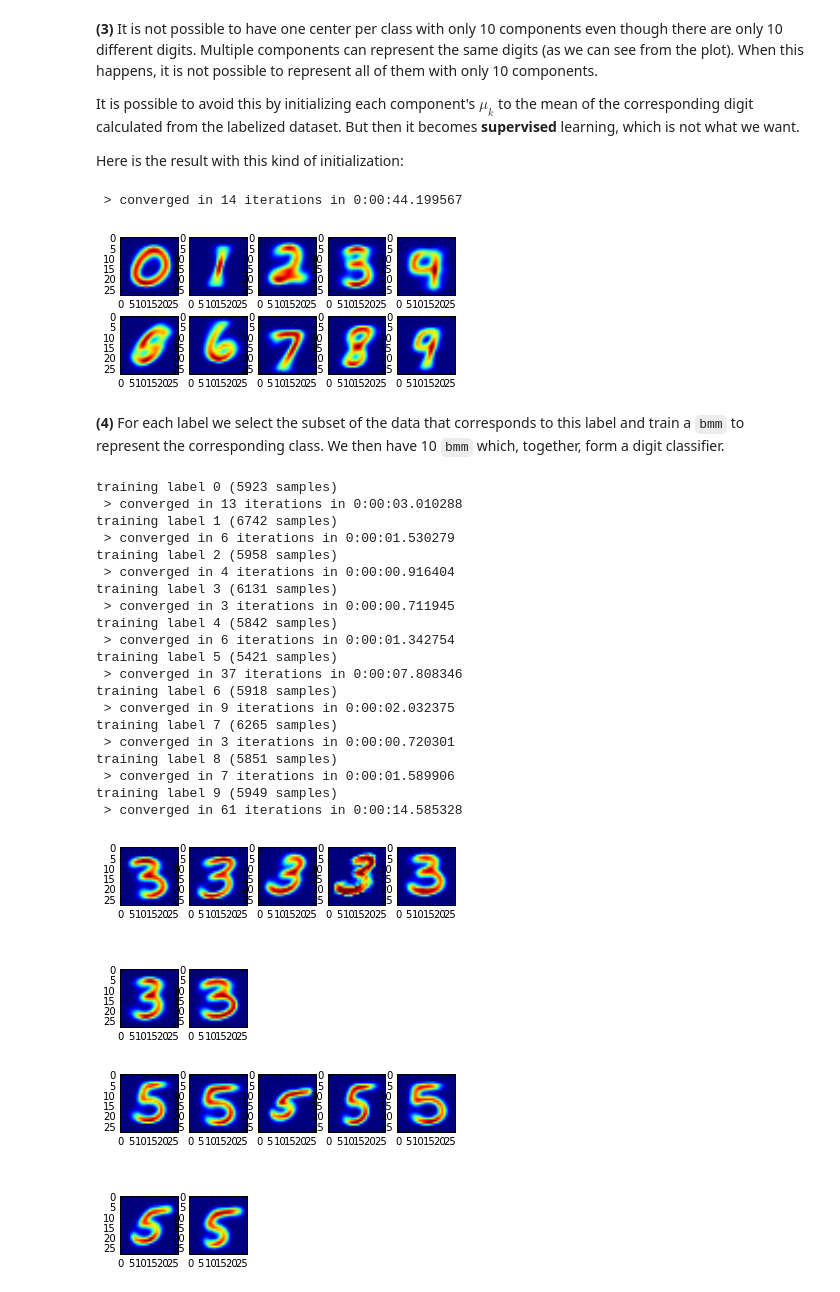
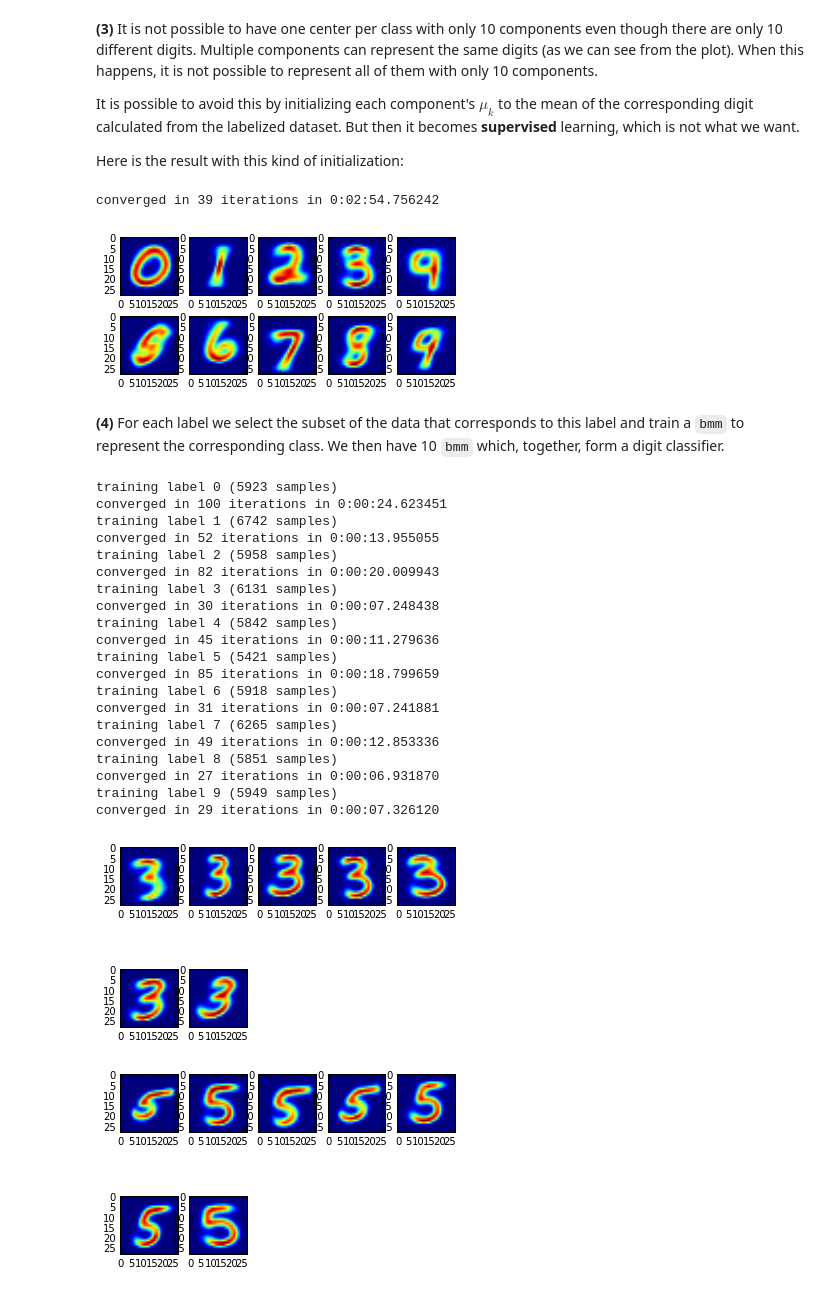
Before and after one commit to choucavalier/mnist-em-bmm-gmm, a Jupyter notebook: answers.ipynb, the cells around one changed output. Cells and saved outputs as stored; diff of their text form; code cells hidden in the pictures.

```diff
--- a/answers.ipynb
+++ b/answers.ipynb
@@ -46,7 +47,7 @@ data = np.reshape(data, (60000, 784))
 data = np.where(data > 0.5, 1, 0)
 # %%
 # creating our model
-model = bmm.bmm(k, data, 784)
+model = bmm.bmm(k, verbose=True)
 # %%
-model.fit()
+model.fit(data)
 # %% [output]
@@ -64,53 +79,52 @@ It is possible to avoid this by initializing each component's $\mu_k$ to the mea
 
 Here is the result with this kind of initialization:
 # %%
-model = bmm.bmm(10, data, 784)
-model.data_classes_mean_init(labels)
-model.fit()
+model = bmm.bmm(10)
+model.fit(data, init_heuristic='data_classes_mean', labels=labels)
 # %% [output]
- > converged in 14 iterations in 0:00:44.199567
+converged in 39 iterations in 0:02:54.756242
 # %%
-model.plot_mu()
+model.plot_means()
 # %% [output]
-[figure, old version]
+[figure, new version]
 # %% [markdown]
 **(4)** For each label we select the subset of the data that corresponds to this label and train a `bmm` to represent the corresponding class. We then have 10 `bmm` which, together, form a digit classifier.
 # %%
 # number of components for each BMM
 k = 7
 
-classifier = bmm.bmm_classifier(k, data, labels)
+bayesian_classifier = classifier.classifier(k)
 
-classifier.train()
+bayesian_classifier.fit(data, labels)
 # %% [output]
 training label 0 (5923 samples)
- > converged in 13 iterations in 0:00:03.010288
+converged in 100 iterations in 0:00:24.623451
 training label 1 (6742 samples)
- > converged in 6 iterations in 0:00:01.530279
+converged in 52 iterations in 0:00:13.955055
 training label 2 (5958 samples)
- > converged in 4 iterations in 0:00:00.916404
+converged in 82 iterations in 0:00:20.009943
 training label 3 (6131 samples)
- > converged in 3 iterations in 0:00:00.711945
+converged in 30 iterations in 0:00:07.248438
 training label 4 (5842 samples)
- > converged in 6 iterations in 0:00:01.342754
+converged in 45 iterations in 0:00:11.279636
 training label 5 (5421 samples)
- > converged in 37 iterations in 0:00:07.808346
+converged in 85 iterations in 0:00:18.799659
 training label 6 (5918 samples)
- > converged in 9 iterations in 0:00:02.032375
+converged in 31 iterations in 0:00:07.241881
 training label 7 (6265 samples)
- > converged in 3 iterations in 0:00:00.720301
+converged in 49 iterations in 0:00:12.853336
 training label 8 (5851 samples)
- > converged in 7 iterations in 0:00:01.589906
+converged in 27 iterations in 0:00:06.931870
 training label 9 (5949 samples)
- > converged in 61 iterations in 0:00:14.585328
+converged in 29 iterations in 0:00:07.326120
 # %%
-classifier.models[3].plot_mu()
+bayesian_classifier.models[3].plot_means()
 # %% [output]
-[figure, old version]
+[figure, new version]
 # %%
-classifier.models[5].plot_mu()
+bayesian_classifier.models[5].plot_means()
 # %% [output]
-[figure, old version]
+[figure, new version]
 # %%
 test_data, test_labels = load_mnist(dataset='testing', path=data_path)
 test_data = np.reshape(test_data, (test_data.shape[0], 784))
```
Also changed, not shown: parts of 7 cells of this notebook, 2 other files.
